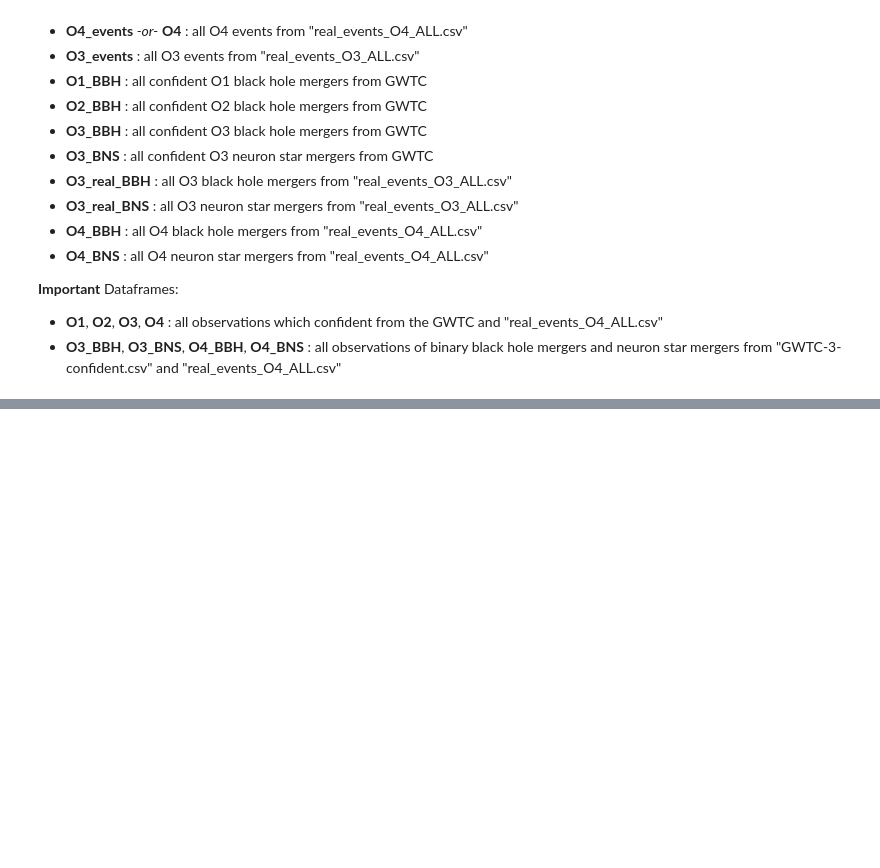
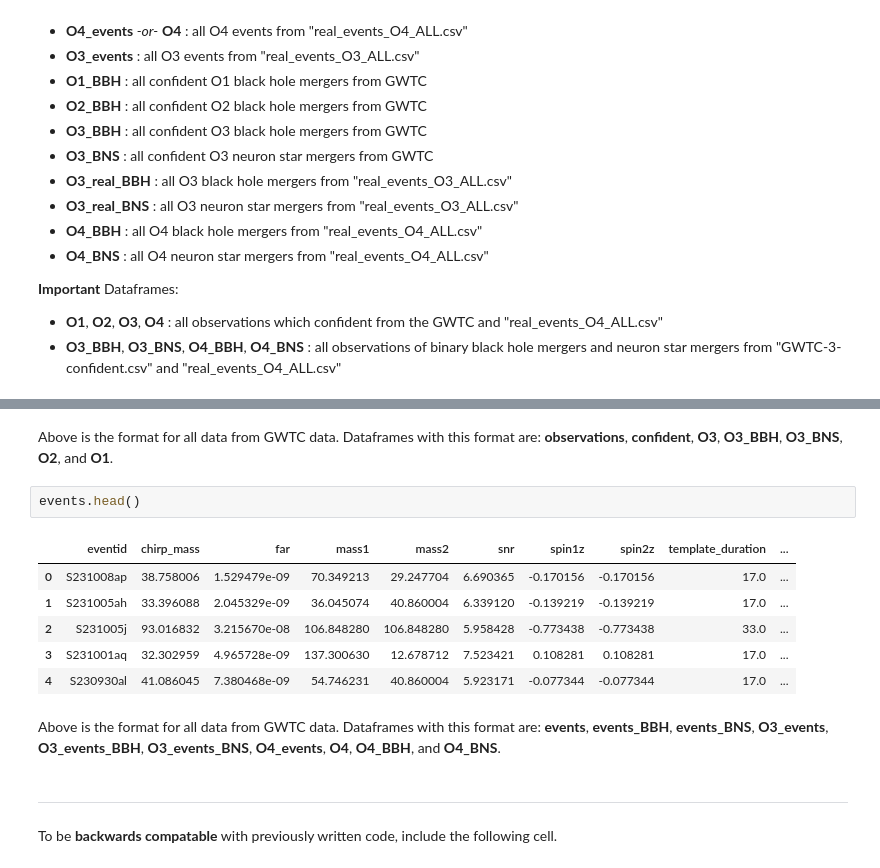
Before and after one commit to AndrewValentini/Gravitational-Waves-Research-23-24, a Jupyter notebook: Data Analysis/DataFormat.ipynb, the cells around one changed output, grey strips where cells are left out. Drawn from its saved outputs; the diff is of its cells as text; blank space fills up the shorter version.

```diff
--- a/Data Analysis/DataFormat.ipynb
+++ b/Data Analysis/DataFormat.ipynb
@@ -163,0 +161,17 @@ O4_BNS = O4_events[O4_events["mass2"] <= 2.16]
+# %% [markdown]
+Above is the format for all data from GWTC data. Dataframes with this format are: **observations**, **confident**, **O3**, **O3_BBH**, **O3_BNS**, **O2**, and **O1**.
+# %%
+events.head()
+# %% [output]
+|  | eventid | chirp_mass | far | mass1 | mass2 | snr | spin1z | spin2z | template_duration | ... |
+| 0 | S231008ap | 38.758006 | 1.529479e-09 | 70.349213 | 29.247704 | 6.690365 | -0.170156 | -0.170156 | 17.0 | ... |
+| 1 | S231005ah | 33.396088 | 2.045329e-09 | 36.045074 | 40.860004 | 6.339120 | -0.139219 | -0.139219 | 17.0 | ... |
+| 2 | S231005j | 93.016832 | 3.215670e-08 | 106.848280 | 106.848280 | 5.958428 | -0.773438 | -0.773438 | 33.0 | ... |
+| 3 | S231001aq | 32.302959 | 4.965728e-09 | 137.300630 | 12.678712 | 7.523421 | 0.108281 | 0.108281 | 17.0 | ... |
+| 4 | S230930al | 41.086045 | 7.380468e-09 | 54.746231 | 40.860004 | 5.923171 | -0.077344 | -0.077344 | 17.0 | ... |
+# %% [markdown]
+Above is the format for all data from GWTC data. Dataframes with this format are: **events**, **events_BBH**, **events_BNS**, **O3_events**, **O3_events_BBH**, **O3_events_BNS**, **O4_events**, **O4**, **O4_BBH**, and **O4_BNS**.
+# %% [markdown]
+---
+# %% [markdown]
+To be **backwards compatable** with previously written code, include the following cell.
```
Also changed, not shown: parts of 3 cells of this notebook, 2 other files.
